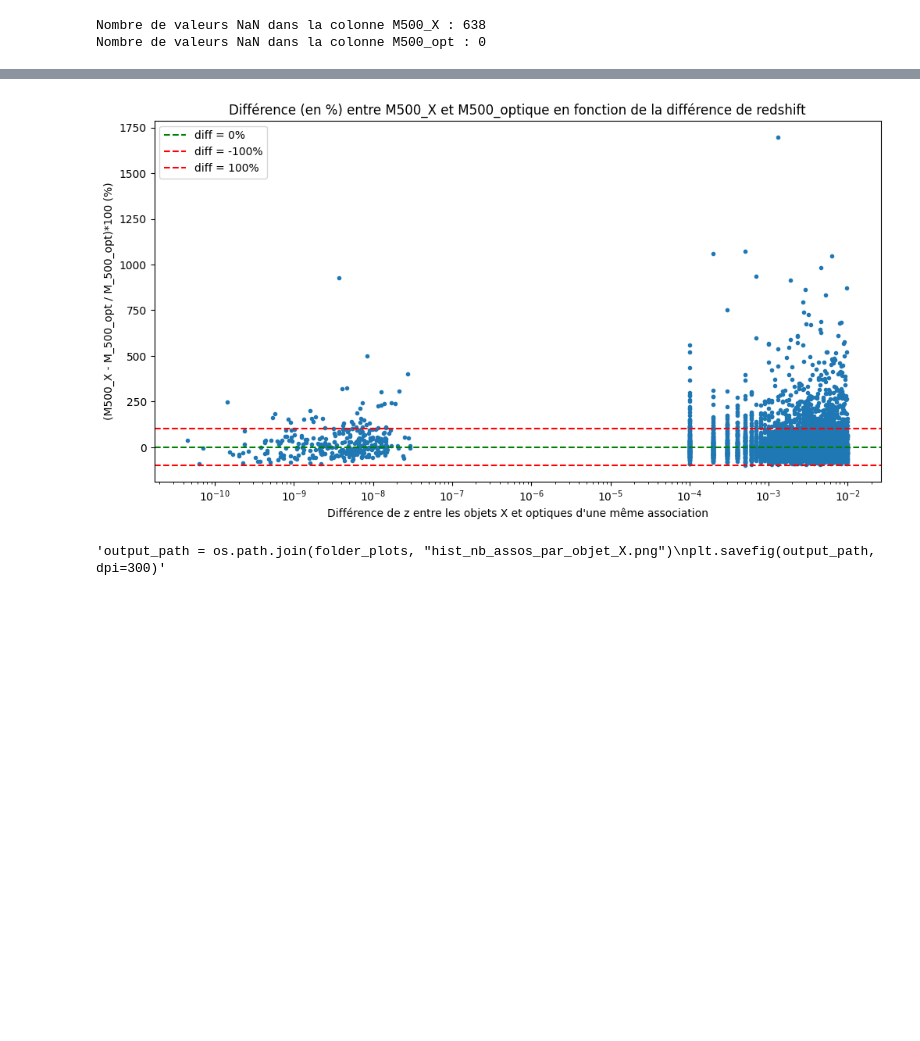
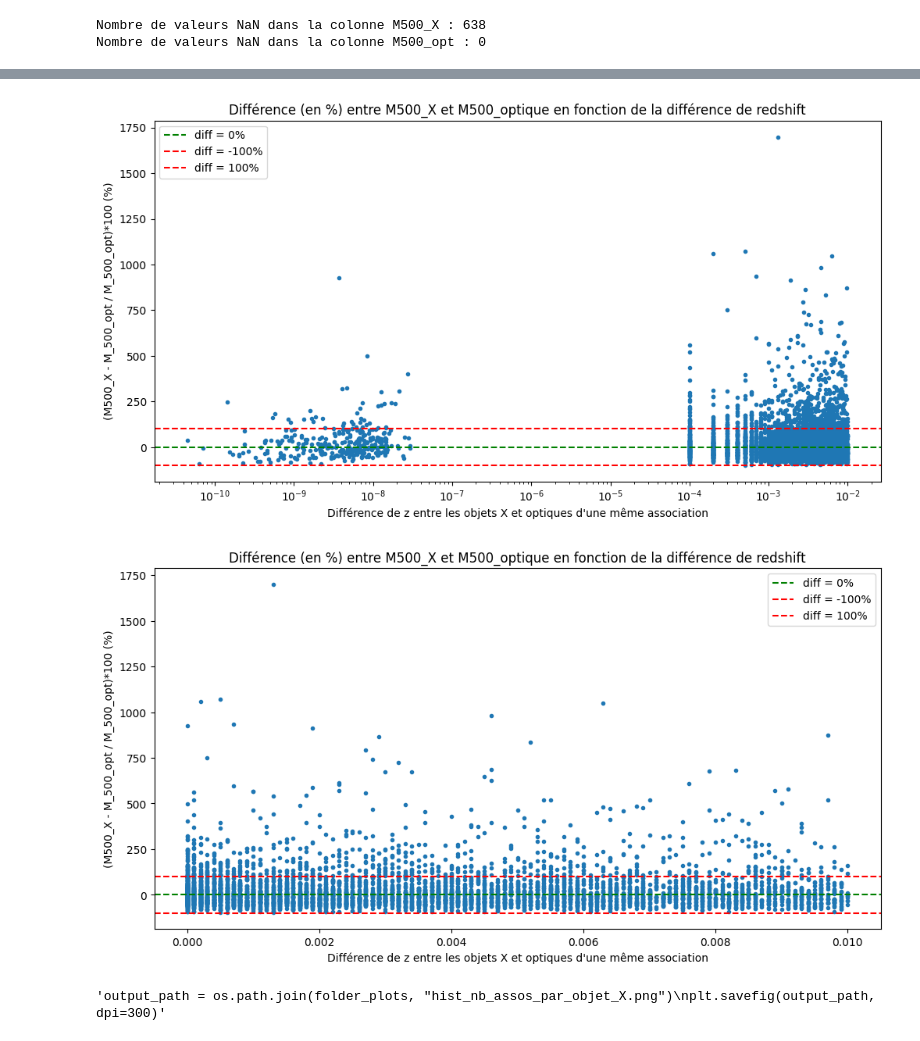
Before and after one commit to EmileD123/M2_Internship_clusters_cross_X_optical, a Jupyter notebook: Test cross-matching/cross_matching_eRASS1_DESI_Legacy.ipynb, the cells around one changed output, grey strips where cells are left out. Saved outputs shown, nothing was run; the diff lists cells and outputs as text; code cells hidden in the pictures; blank space fills up the shorter version.

```diff
--- a/Test cross-matching/cross_matching_X_optique.ipynb
+++ b/Test cross-matching/cross_matching_eRASS1_DESI_Legacy.ipynb
@@ -1110,30 +1170,45 @@ plt.savefig(output_path, dpi=300)
 plt.figure(figsize=(12, 6))
 plt.plot(diff_z, ratio_M500_X_opt, 'o', markersize=3)
 plt.axhline(y=1, color='green', linestyle='--', label=f'ratio M500_X / M500_opt = 1')
 plt.axhline(y=2, color='red', linestyle='--', label=f'ratio M500_X / M500_opt = 2')
 plt.axhline(y=0.5, color='red', linestyle='--', label=f'ratio M500_X / M500_opt = 0.5')
 plt.xlabel("Différence de z entre les objets X et optiques d'une même association")
 plt.ylabel('M500_X / M500_optique')
 plt.title('Rapport M500_X / M500_optique en fonction de la différence de redshift')
 plt.xscale('log')
 plt.legend()
 
 output_path = os.path.join(folder_plots, "ratio_M500_X_opt_vs_diff_z.png")
 plt.savefig(output_path, dpi=300)
 
 plt.figure(figsize=(12, 6))
 plt.plot(diff_z, diff_M500_X_opt, 'o', markersize=3)
 plt.axhline(y=1, color='green', linestyle='--', label=f'diff = 0%')
 plt.axhline(y=-100, color='red', linestyle='--', label=f'diff = -100%')
 plt.axhline(y=100, color='red', linestyle='--', label=f'diff = 100%')
 plt.xlabel("Différence de z entre les objets X et optiques d'une même association")
 plt.ylabel('(M500_X - M_500_opt / M_500_opt)*100 (%)')
 plt.title('Différence (en %) entre M500_X et M500_optique en fonction de la différence de redshift')
 plt.xscale('log')
 plt.legend()
 
 output_path = os.path.join(folder_plots, "diff_M500_X_opt_vs_diff_z.png")
 plt.savefig(output_path, dpi=300)
+
+plt.figure(figsize=(12, 6))
+plt.plot(diff_z, diff_M500_X_opt, 'o', markersize=3)
+plt.axhline(y=1, color='green', linestyle='--', label=f'diff = 0%')
+plt.axhline(y=-100, color='red', linestyle='--', label=f'diff = -100%')
+plt.axhline(y=100, color='red', linestyle='--', label=f'diff = 100%')
+plt.xlabel("Différence de z entre les objets X et optiques d'une même association")
+plt.ylabel('(M500_X - M_500_opt / M_500_opt)*100 (%)')
+plt.title('Différence (en %) entre M500_X et M500_optique en fonction de la différence de redshift')
+#plt.xscale('log')
+plt.legend()
+
+output_path = os.path.join(folder_plots, "diff_M500_X_opt_vs_diff_z_linear.png")
+plt.savefig(output_path, dpi=300)
 # %% [output]
 [figure]
 [figure]
+[figure, added]
```
Also changed, not shown: parts of 11 cells of this notebook, 25 other files.
